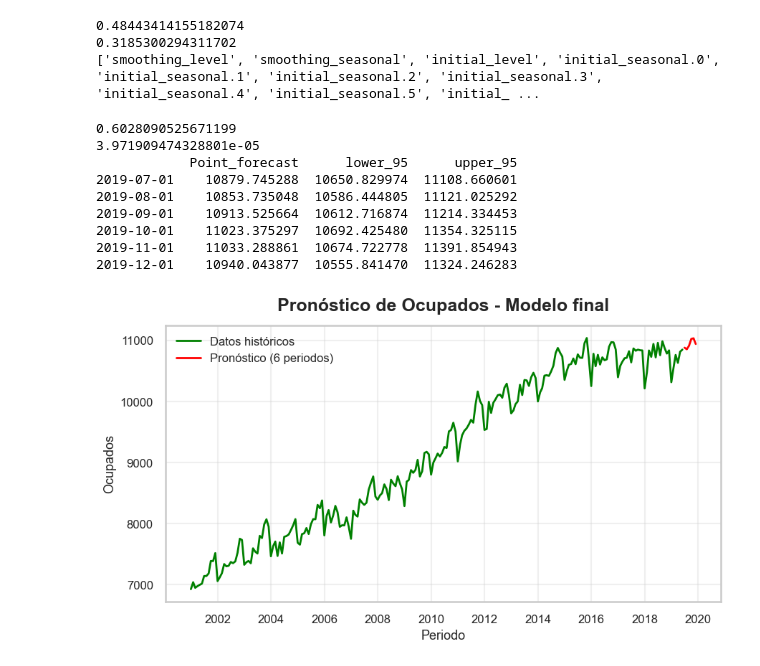
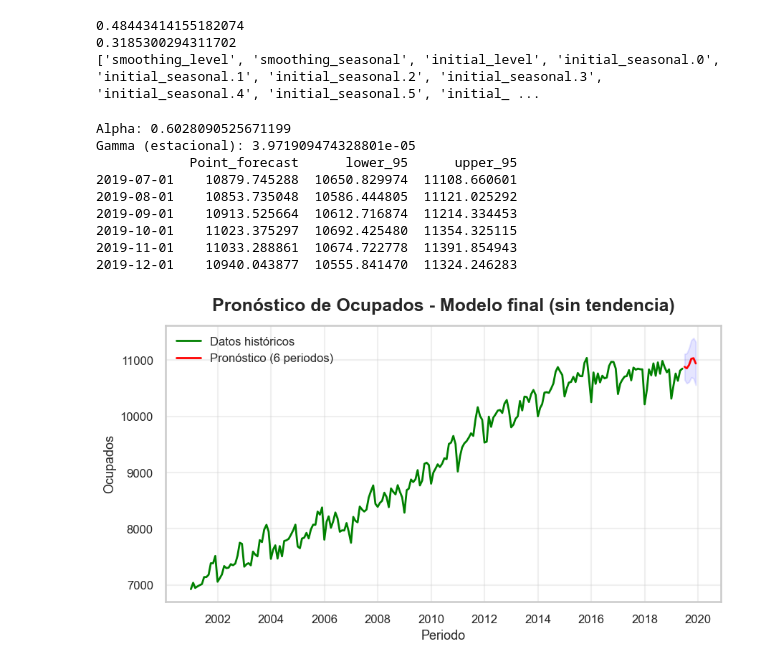
Before and after one commit to DarkLord0404/AAIII, a Jupyter notebook: Taller1_Aprendizaje_automáticoV3.ipynb, the cells around one changed output. Saved outputs shown, nothing was run; the diff lists cells and outputs as text; code cells hidden in the pictures.

```diff
--- a/Taller1_Aprendizaje_automáticoV3.ipynb
+++ b/Taller1_Aprendizaje_automáticoV3.ipynb
@@ -537,30 +537,49 @@ print(ets_result.param_names)
 0.3185300294311702
 ['smoothing_level', 'smoothing_seasonal', 'initial_level', 'initial_seasonal.0', 'initial_seasonal.1', 'initial_seasonal.2', 'initial_seasonal.3', 'initial_seasonal.4', 'initial_seasonal.5', 'initial_ ...
 # %%
-## Ahora se ajusta el modelo final con todos los datos
+## Modelo ETS sin tendencia
+from statsmodels.tsa.exponential_smoothing.ets import ETSModel
+import pandas as pd
 
-final_model = ETSModel(endog=data["Ocupados"],error="add",trend=None,seasonal="add")
-final_model_fit = final_model.fit_constrained({'smoothing_level': 0.6028090525671199,'smoothing_seasonal': 3.971909474328801e-05})
+# Ajuste del modelo final sin tendencia
+final_model = ETSModel(
+    endog=data["Ocupados"],
+    error="add",
+    trend=None,            # 🔸 Sin tendencia
+    seasonal="add",         # Componente estacional aditiva
+    seasonal_periods=12     # Periodicidad mensual
+)
 
-print(final_model_fit.alpha)
-#print(final_model_fit.beta)
-print(final_model_fit.gamma)
+# Entrenamiento con parámetros fijados
+final_model_fit = final_model.fit_constrained({
+    'smoothing_level': 0.6028090525671199,
+    'smoothing_seasonal': 3.971909474328801e-05
+})
 
-point_forecast=final_model_fit.forecast(6)
+# Coeficientes del modelo
+print("Alpha:", final_model_fit.alpha)
+print("Gamma (estacional):", final_model_fit.gamma)
 
-ci = final_model_fit.get_prediction(start = point_forecast.index[0],
-                                end = point_forecast.index[-1])
+# Pronóstico a 6 periodos
+point_forecast = final_model_fit.forecast(6)
 
-conf_forecast = ci.pred_int(alpha=0.05)#.iloc[:,0]
+# Intervalos de confianza
+ci = final_model_fit.get_prediction(
+    start=point_forecast.index[0],
+    end=point_forecast.index[-1]
+)
+
+conf_forecast = ci.pred_int(alpha=0.05)
 limits = ci.predicted_mean
 
+# Unir en tabla final
+preds_hw_add = pd.concat([limits, conf_forecast], axis=1)
+preds_hw_add.columns = ['Point_forecast', 'lower_95', 'upper_95']
 
-preds_hw_mul = pd.concat([limits, conf_forecast], axis = 1)
-preds_hw_mul.columns = ['Point_forecast', 'lower_95', 'upper_95']
-print(preds_hw_mul)
+print(preds_hw_add)
 # %% [output]
-0.6028090525671199
-3.971909474328801e-05
+Alpha: 0.6028090525671199
+Gamma (estacional): 3.971909474328801e-05
             Point_forecast      lower_95      upper_95
 2019-07-01    10879.745288  10650.829974  11108.660601
 2019-08-01    10853.735048  10586.444805  11121.025292
@@ -571,11 +590,16 @@ print(preds_hw_mul)
 # %%
 plt.figure(figsize=(10,5))
 plt.plot(data["Ocupados"], label="Datos históricos", color="green")
 plt.plot(point_forecast, label="Pronóstico (6 periodos)", color="red", linestyle="-")
-plt.title("Pronóstico de Ocupados - Modelo final")
+
+# Alinear los IC con las fechas del pronóstico
+plt.fill_between(preds_hw_add.index, preds_hw_add['lower_95'], preds_hw_add['upper_95'], color='blue', alpha=0.1)
+
+plt.title("Pronóstico de Ocupados - Modelo final (sin tendencia)")
 plt.xlabel("Periodo")
 plt.ylabel("Ocupados")
-plt.legend(loc= "upper left")
+plt.legend(loc="upper left")
+plt.grid(alpha=0.3)
 plt.show()
 # %% [output]
-[figure, old version]
+[figure, new version]
```
Also changed, not shown: parts of 3 cells of this notebook, 2 other files.
